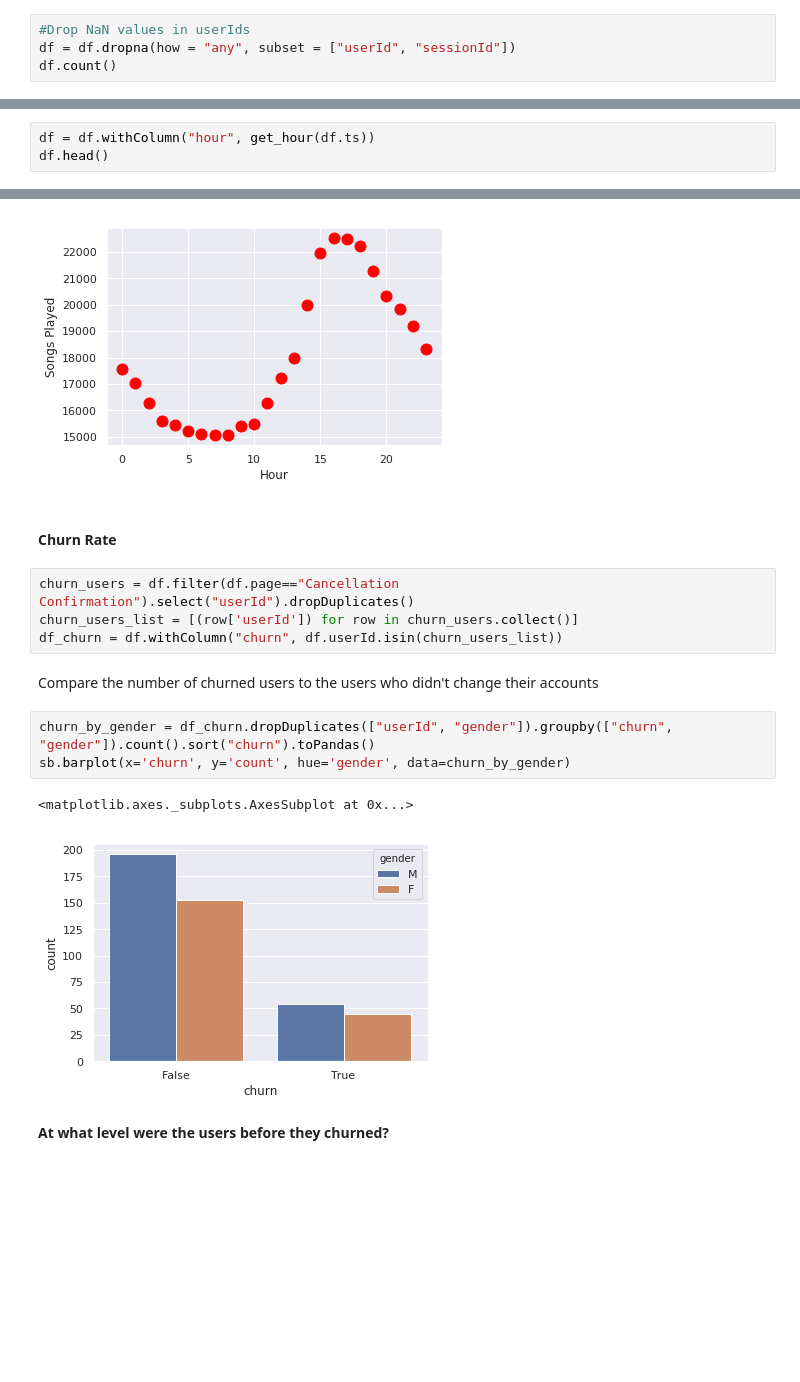
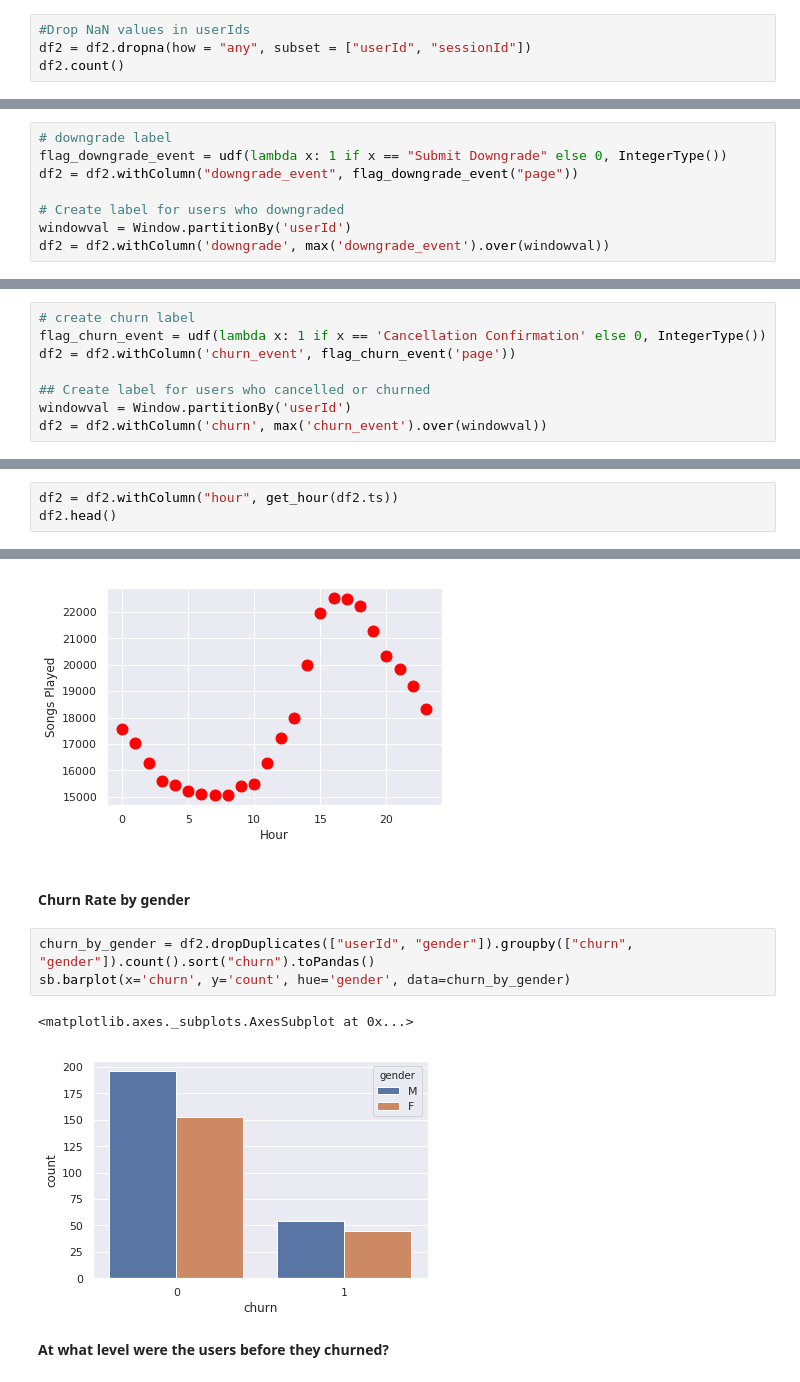
Before and after one commit to Joycechidi/Data-Science-Portfolio, a Jupyter notebook: Predicting Customer Churn with Spark/Sparkify.ipynb, the cells around one changed output, grey strips where cells are left out. Drawn from its saved outputs; the diff is of its cells as text; blank space fills up the shorter version.

```diff
--- a/Predicting Customer Churn with Spark/Sparkify.ipynb
+++ b/Predicting Customer Churn with Spark/Sparkify.ipynb
@@ -118,6 +99,6 @@ reg_users.count()
 528005
 # %%
 #Drop NaN values in userIds
-df = df.dropna(how = "any", subset = ["userId", "sessionId"])
-df.count()
+df2 = df2.dropna(how = "any", subset = ["userId", "sessionId"])
+df2.count()
 # %% [output]
@@ -282,0 +247,8 @@ cancel.count()
+# %%
+# downgrade label
+flag_downgrade_event = udf(lambda x: 1 if x == "Submit Downgrade" else 0, IntegerType())
+df2 = df2.withColumn("downgrade_event", flag_downgrade_event("page"))
+
+# Create label for users who downgraded
+windowval = Window.partitionBy('userId')
+df2 = df2.withColumn('downgrade', max('downgrade_event').over(windowval))
@@ -282,0 +257,8 @@ cancel.count()
+# %%
+# create churn label
+flag_churn_event = udf(lambda x: 1 if x == 'Cancellation Confirmation' else 0, IntegerType())
+df2 = df2.withColumn('churn_event', flag_churn_event('page'))
+
+## Create label for users who cancelled or churned
+windowval = Window.partitionBy('userId')
+df2 = df2.withColumn('churn', max('churn_event').over(windowval))
@@ -285,6 +287,6 @@ cancel.count()
 # %%
 get_hour = udf(lambda x: datetime.datetime.fromtimestamp(x / 1000.0).hour)
 # %%
-df = df.withColumn("hour", get_hour(df.ts))
-df.head()
+df2 = df2.withColumn("hour", get_hour(df2.ts))
+df2.head()
 # %% [output]
@@ -322,19 +324,13 @@ plt.ylabel("Songs Played");
 # %% [output]
 [figure]
 # %% [markdown]
-#### Churn Rate
+#### Churn Rate by gender
-# %%
-churn_users = df.filter(df.page=="Cancellation Confirmation").select("userId").dropDuplicates()
-churn_users_list = [(row['userId']) for row in churn_users.collect()]
-df_churn = df.withColumn("churn", df.userId.isin(churn_users_list))
-# %% [markdown]
-Compare the number of churned users to the users who didn't change their accounts
 # %%
-churn_by_gender = df_churn.dropDuplicates(["userId", "gender"]).groupby(["churn", "gender"]).count().sort("churn").toPandas()
+churn_by_gender = df2.dropDuplicates(["userId", "gender"]).groupby(["churn", "gender"]).count().sort("churn").toPandas()
 sb.barplot(x='churn', y='count', hue='gender', data=churn_by_gender)
 # %% [output]
 <matplotlib.axes._subplots.AxesSubplot at 0x...>
-[figure, old version]
+[figure, new version]
 # %% [markdown]
 **At what level were the users before they churned?**
 # %%
```
Also changed, not shown: parts of 61 cells of this notebook.
